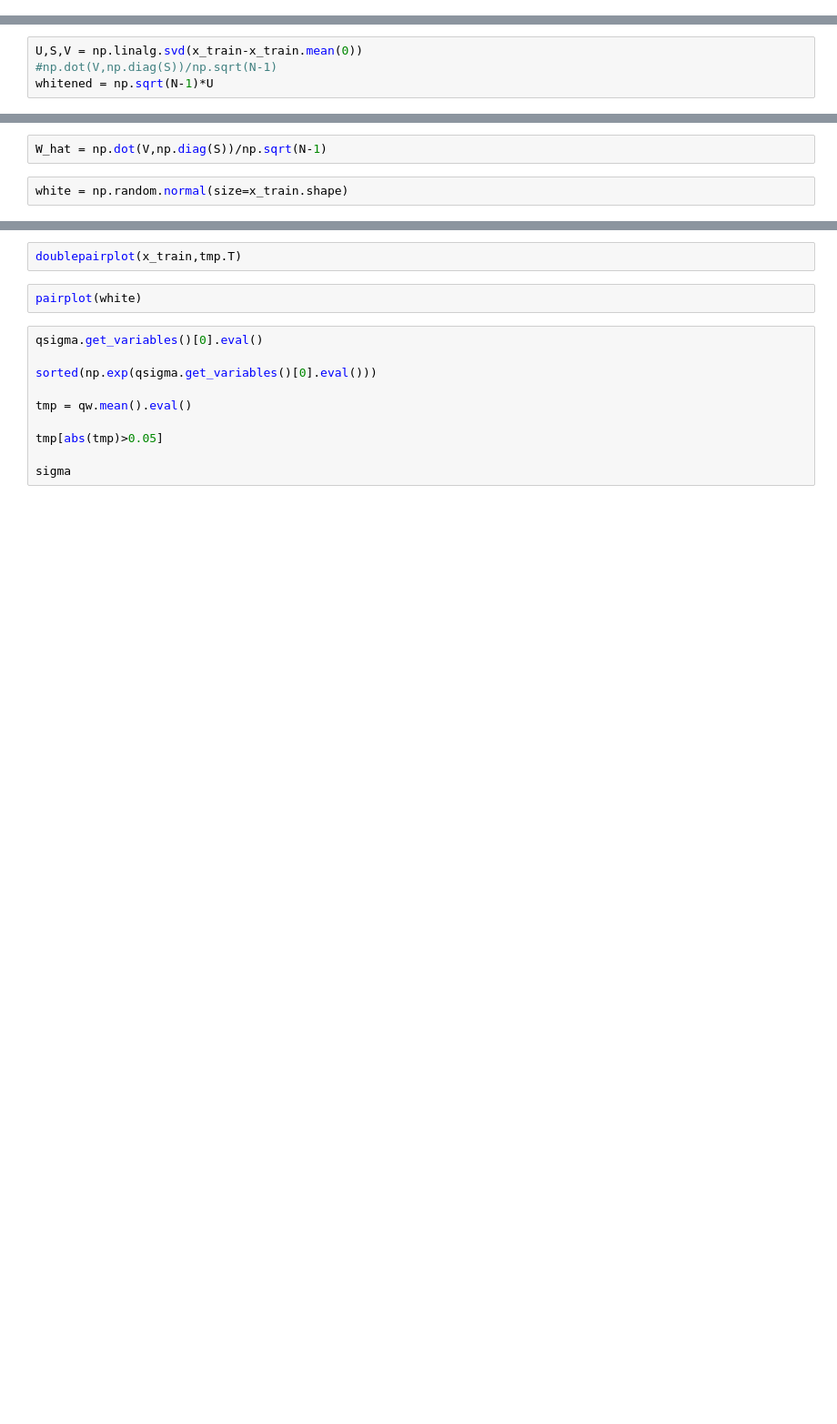
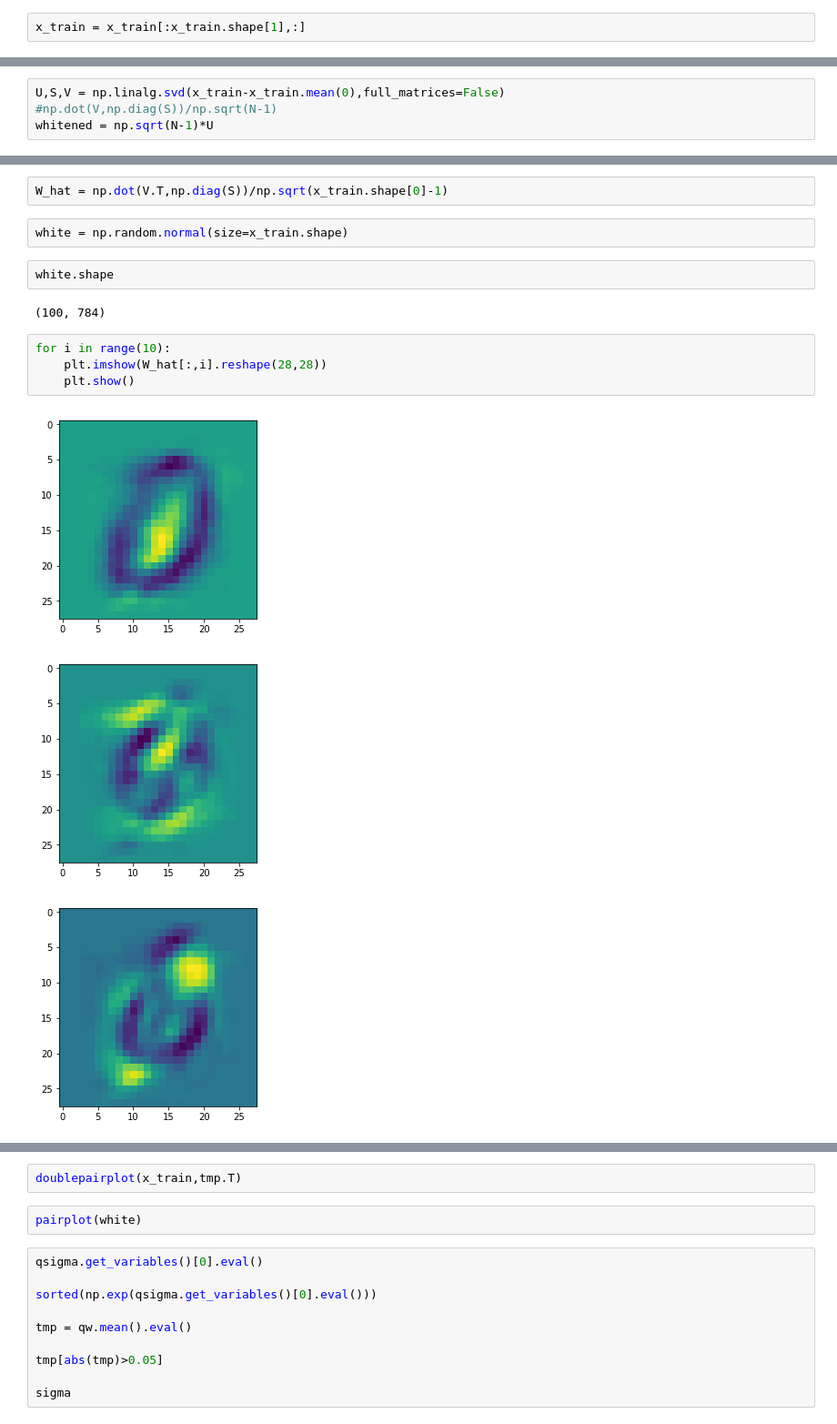
Before and after one commit to deoxyribose/auml, a Jupyter notebook: edward-factor/factor_model-horseshoe-mnist.ipynb, the cells around one changed output, grey strips where cells are left out. Shown: that part at 91% size. Saved outputs shown, nothing was run; the diff lists cells and outputs as text; blank space fills up the shorter version.

```diff
--- a/edward-factor/factor_model-horseshoe-mnist.ipynb
+++ b/edward-factor/factor_model-horseshoe-mnist.ipynb
@@ -76,3 +72,5 @@ x_train[np.random.randint(0,1,N)]
+# %%
+x_train = x_train[:x_train.shape[1],:]
 # %%
 class low_rank_mvn_horseshoe_ard():
     def __init__(self,M,D):
@@ -352,6 +356,6 @@ plt.show()
 # %% [markdown]
 ## PCA solution:
 # %%
-U,S,V = np.linalg.svd(x_train-x_train.mean(0))
+U,S,V = np.linalg.svd(x_train-x_train.mean(0),full_matrices=False)
 #np.dot(V,np.diag(S))/np.sqrt(N-1)
 whitened = np.sqrt(N-1)*U
@@ -358,4 +370,16 @@ whitened = np.sqrt(N-1)*U
 # %%
-W_hat = np.dot(V,np.diag(S))/np.sqrt(N-1)
+W_hat = np.dot(V.T,np.diag(S))/np.sqrt(x_train.shape[0]-1)
 # %%
 white = np.random.normal(size=x_train.shape)
+# %%
+white.shape
+# %% [output]
+(100, 784)
+# %%
+for i in range(10):
+    plt.imshow(W_hat[:,i].reshape(28,28))
+    plt.show()
+# %% [output]
+[figure, added]
+[figure, added]
+[figure, added]
```
Also changed, not shown: parts of 9 cells of this notebook, 3 other files.
